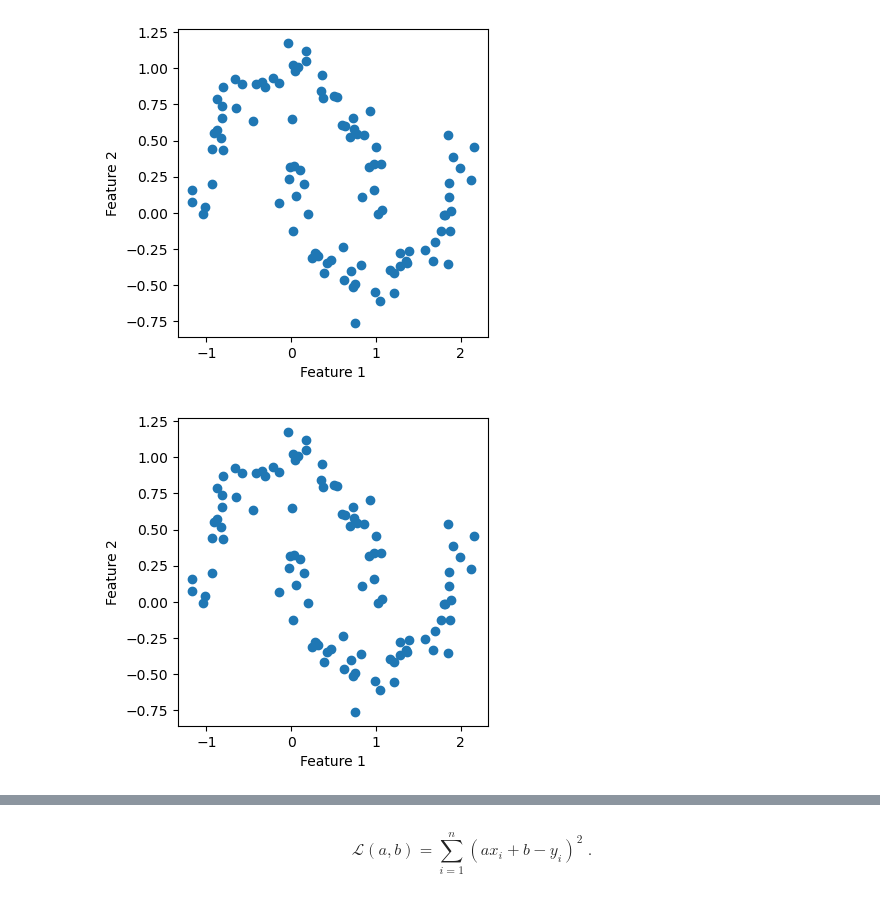
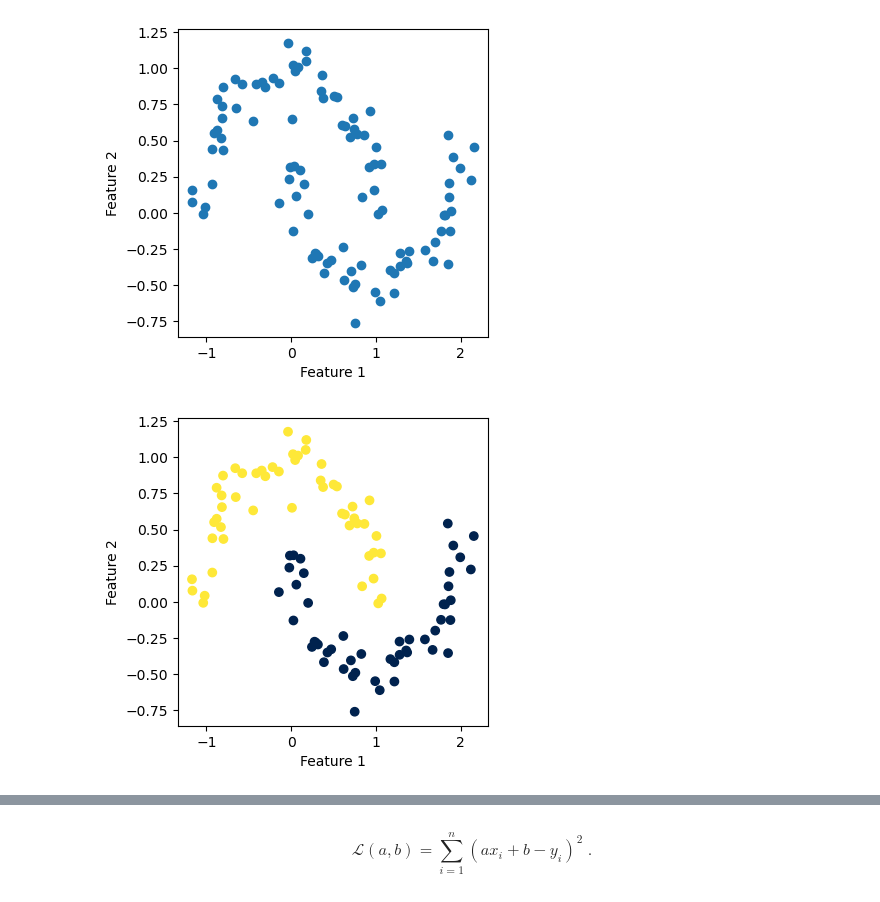
Before and after one commit to Xianzhiwang1/CS0451-page-site, a Jupyter notebook: posts/my-blog-post-06-unsupervised-learning/index.ipynb, the cells around one changed output, grey strips where cells are left out. Saved outputs shown, nothing was run; the diff lists cells and outputs as text; code cells hidden in the pictures.

```diff
--- a/posts/my-blog-post-06-unsupervised-learning/index.ipynb
+++ b/posts/my-blog-post-06-unsupervised-learning/index.ipynb
@@ -201,8 +201,8 @@ a = ax.set(xlabel = "Feature 1", ylabel = "Feature 2")
 [figure]
 # %%
 fig, ax = plt.subplots(figsize = (4, 4))
-z = spec.spectral_clustering(H, n_neighbors = 6)
-a = ax.scatter(H[:, 0], H[:, 1], c = z, cmap = plt.cm.cividis)
+z_hat = spec.spectral_clustering(H, k=6)
+a = ax.scatter(H[:, 0], H[:, 1], c = z_hat, cmap = plt.cm.cividis)
 a = ax.set(xlabel = "Feature 1", ylabel = "Feature 2")
 # %% [output]
-[figure, old version]
+[figure, new version]
```
Also changed, not shown: parts of 2 cells of this notebook, 5 other files.
